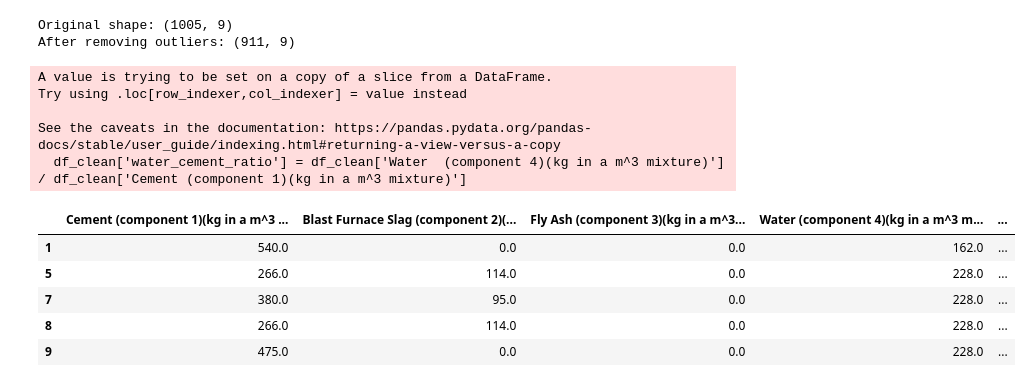
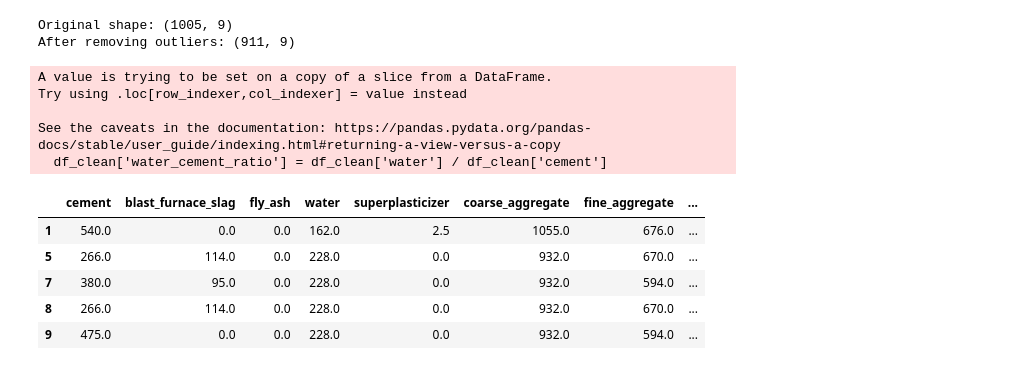
Before and after one commit to AbubakarDanhaya/Concrete_research, a Jupyter notebook: CS-predictions/notebook1.ipynb, the cells around one changed output. Drawn from its saved outputs; the diff is of its cells as text; code cells hidden in the pictures.

```diff
--- a/CS-predictions/notebook1.ipynb
+++ b/CS-predictions/notebook1.ipynb
@@ -19,6 +19,8 @@ concrete.head()
 | 2 | 332.5 | 142.5 | 0.0 | 228.0 | ... |
 | 3 | 332.5 | 142.5 | 0.0 | 228.0 | ... |
 | 4 | 198.6 | 132.4 | 0.0 | 192.0 | ... |
+# %%
+concrete.columns = ["cement", "blast_furnace_slag", "fly_ash", "water", "superplasticizer", "coarse_aggregate", "fine_aggregate", "age", "compressive_strength"]
 # %%
 for ingredient in concrete.columns:
     print(ingredient)
@@ -134,18 +136,18 @@ Original shape: (1005, 9)
 After removing outliers: (911, 9)
 # %%
 #create new column called water-cement ratio
-df_clean['water_cement_ratio'] = df_clean['Water  (component 4)(kg in a m^3 mixture)'] / df_clean['Cement (component 1)(kg in a m^3 mixture)']
+df_clean['water_cement_ratio'] = df_clean['water'] / df_clean['cement']
 df_clean.head()
 # %% [output]
 A value is trying to be set on a copy of a slice from a DataFrame.
 Try using .loc[row_indexer,col_indexer] = value instead
 
 See the caveats in the documentation: https://pandas.pydata.org/pandas-docs/stable/user_guide/indexing.html#returning-a-view-versus-a-copy
-  df_clean['water_cement_ratio'] = df_clean['Water  (component 4)(kg in a m^3 mixture)'] / df_clean['Cement (component 1)(kg in a m^3 mixture)']
+  df_clean['water_cement_ratio'] = df_clean['water'] / df_clean['cement']
-|  | Cement (component 1)(kg in a m^3 ... | Blast Furnace Slag (component 2)(... | Fly Ash (component 3)(kg in a m^3... | Water (component 4)(kg in a m^3 m... | ... |
-| 1 | 540.0 | 0.0 | 0.0 | 162.0 | ... |
-| 5 | 266.0 | 114.0 | 0.0 | 228.0 | ... |
-| 7 | 380.0 | 95.0 | 0.0 | 228.0 | ... |
-| 8 | 266.0 | 114.0 | 0.0 | 228.0 | ... |
-| 9 | 475.0 | 0.0 | 0.0 | 228.0 | ... |
+|  | cement | blast_furnace_slag | fly_ash | water | superplasticizer | coarse_aggregate | fine_aggregate | ... |
+| 1 | 540.0 | 0.0 | 0.0 | 162.0 | 2.5 | 1055.0 | 676.0 | ... |
+| 5 | 266.0 | 114.0 | 0.0 | 228.0 | 0.0 | 932.0 | 670.0 | ... |
+| 7 | 380.0 | 95.0 | 0.0 | 228.0 | 0.0 | 932.0 | 594.0 | ... |
+| 8 | 266.0 | 114.0 | 0.0 | 228.0 | 0.0 | 932.0 | 670.0 | ... |
+| 9 | 475.0 | 0.0 | 0.0 | 228.0 | 0.0 | 932.0 | 594.0 | ... |
 # %%
```
Also changed, not shown: parts of 6 cells of this notebook.
